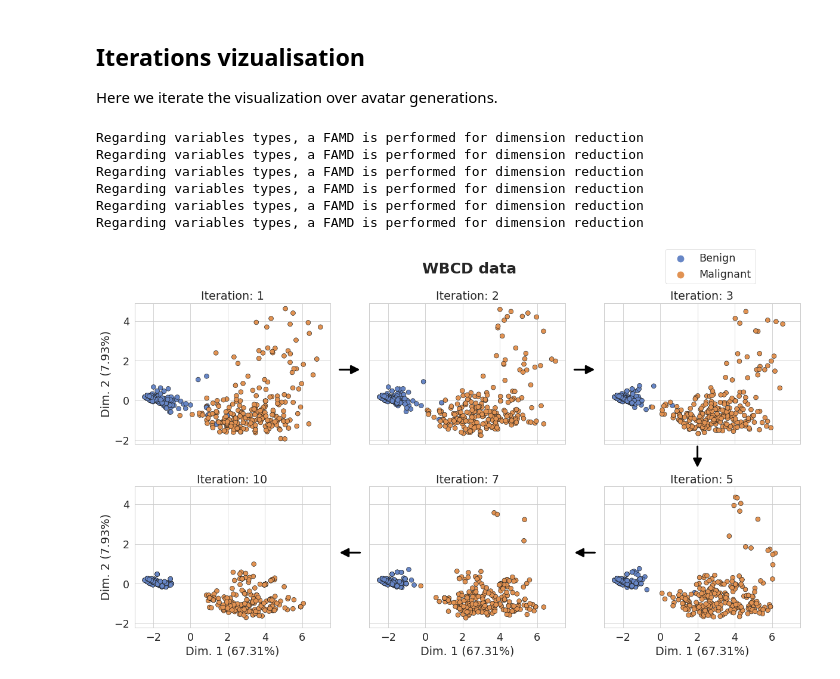
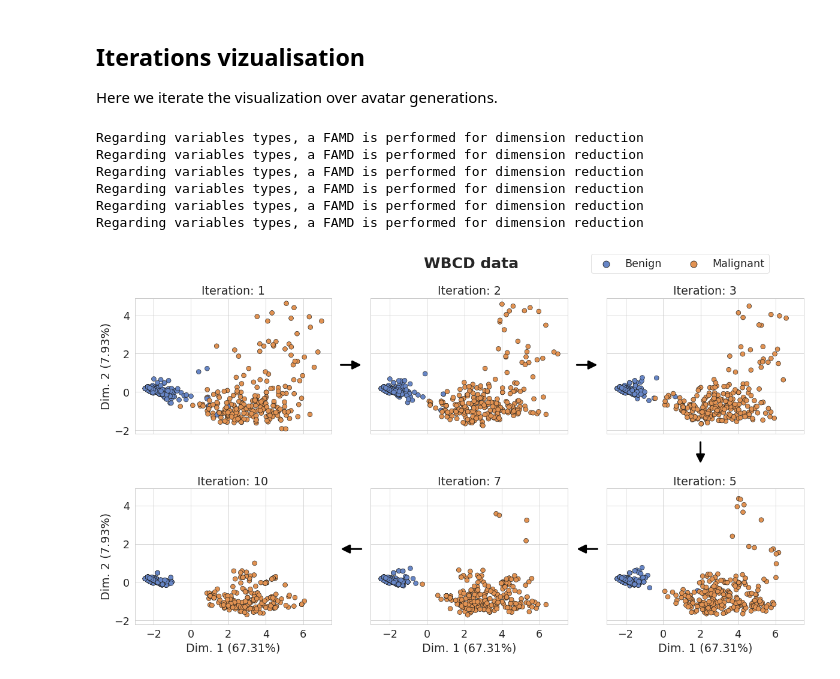
Before and after one commit to octopize/avatar-paper, a Jupyter notebook: notebooks/final_figure/messageD_WBCD.ipynb, the cells around one changed output. Cells and saved outputs as stored; diff of their text form; code cells hidden in the pictures.

```diff
--- a/notebooks/final_figure/messageD_WBCD.ipynb
+++ b/notebooks/final_figure/messageD_WBCD.ipynb
@@ -114,15 +114,16 @@ def projection_plot(records_set, avatars_set, variable_visualization, iter, colo
 Here we iterate the visualization over avatar generations.
 # %%
 
+paper_rc = {"lines.markersize": 11}
+sns.set_style("whitegrid")
+sns.set_context("paper", font_scale = 2, rc = paper_rc)
+with plt.style.context("seaborn-whitegrid"):
+        plt.rcParams["axes.edgecolor"] = "0.15"
+        plt.rcParams["axes.linewidth"] = 1.25
+        plt.rcParams["font.family"] = "sans-serif"
+        plt.rcParams["font.sans-serif"] = ["Helvetica"]
 fig, axs = plt.subplots(2, 3, figsize = (20, 10))
-# paper_rc = {"lines.markersize": 11}
-# sns.set_style("whitegrid")
-# sns.set_context("paper", font_scale = 2, rc = paper_rc)
-# with plt.style.context("seaborn-whitegrid"):
-#         plt.rcParams["axes.edgecolor"] = "0.15"
-#         plt.rcParams["axes.linewidth"] = 1.25
-#         plt.rcParams["font.family"] = "sans-serif"
-#         plt.rcParams["font.sans-serif"] = ["Helvetica"]
+
 
 list = [(df_1, 1, axs[0, 0]),
         (df_2, 2, axs[0, 1]),
@@ -152,33 +153,41 @@ for i in range(len(axs_list)-1):
     arrow = patches.FancyArrowPatch(
         coord1,  # posA
         coord2,  # posB
         shrinkA=0,  # so tail is exactly on posA (default shrink is 2)
         shrinkB=0,  # so head is exactly on posB (default shrink is 2)
         transform=fig.transFigure,
         color="black",
         arrowstyle="-|>",  # "normal" arrow
         mutation_scale=30,  # controls arrow head size
         linewidth=3,
     )
     fig.patches.append(arrow)
 
-plt.subplots_adjust(hspace=0.3, wspace=0.2)
+plt.subplots_adjust(hspace=0.4, wspace=0.2)
 
 for ax in fig.get_axes():
     ax.label_outer()
 
 handles, _ = ax.get_legend_handles_labels()
-fig.legend(loc = (0.8,0.915), labels = ["Benign", "Malignant"], handles = handles[:])
+for ha in handles:
+    ha.set_edgecolor("#1D1D1B")
+
+sm =  ScalarMappable(norm=norm, cmap=cmap)
+sm.set_array([])
+cbar = fig.colorbar(sm, ax=axes[:,1])
+cbar.ax.set_title("scale")
+
+fig.legend(loc = (0.695, 0.94), labels = ["Benign", "Malignant"], handles = handles[:], ncol=2)
 
 plt.gcf().text(0.46, 0.95, "WBCD data", fontsize=25, weight = 'bold', family = "sans-serif")
 
 plt.savefig("../../figure/wbcd_MESSAGED/wbcd_iterations.svg", format = "svg")
 plt.show()
 # %% [output]
 Regarding variables types, a FAMD is performed for dimension reduction
 Regarding variables types, a FAMD is performed for dimension reduction
 Regarding variables types, a FAMD is performed for dimension reduction
 Regarding variables types, a FAMD is performed for dimension reduction
 Regarding variables types, a FAMD is performed for dimension reduction
 Regarding variables types, a FAMD is performed for dimension reduction
-[figure, old version]
+[figure, new version]
```
Also changed, not shown: 3 other files.
